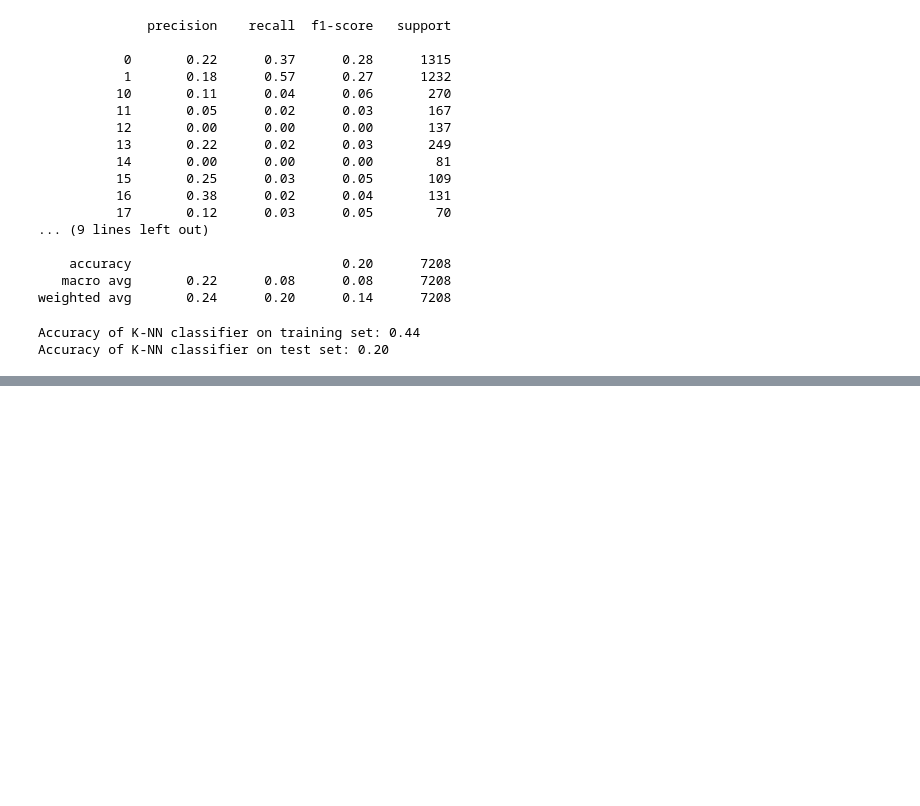
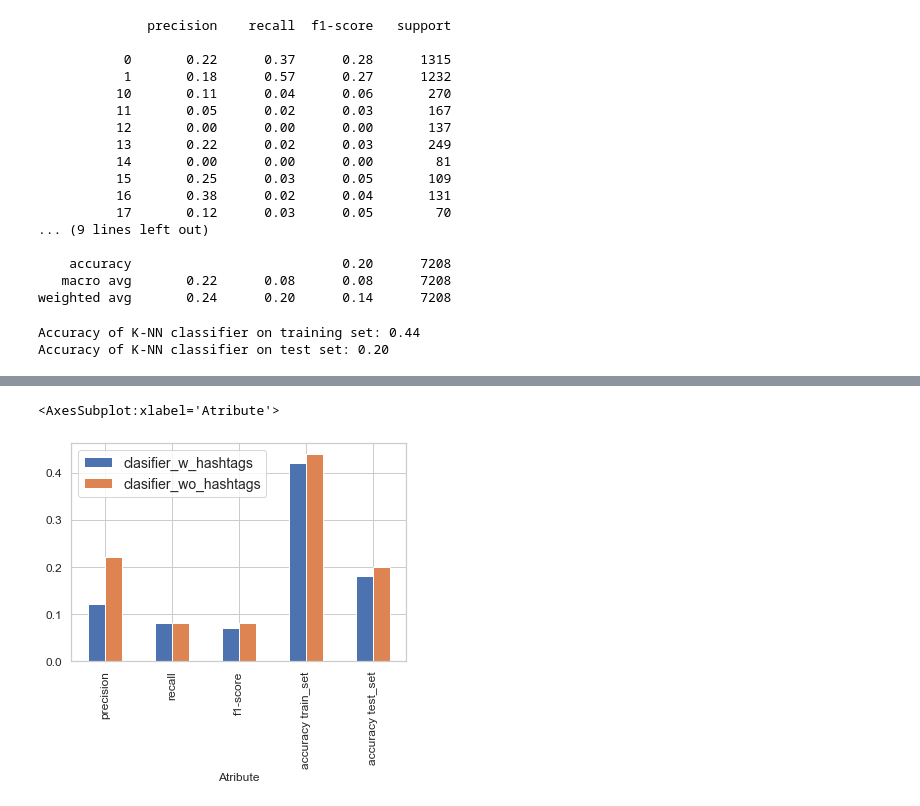
Before and after one commit to furrutiav/data-mining-2022, a Jupyter notebook: Hitos/H3/Pregunta 5.ipynb, the cells around one changed output, grey strips where cells are left out. Cells and saved outputs as stored; diff of their text form; code cells hidden in the pictures; blank space fills up the shorter version.

Commit message:
P5 con histograma listo

```diff
--- a/Hitos/H3/Pregunta 5.ipynb
+++ b/Hitos/H3/Pregunta 5.ipynb
@@ -375,0 +378,13 @@ Accuracy of K-NN classifier on test set: 0.20
+# %%
+%matplotlib inline
+import numpy as np
+import matplotlib.pyplot as plt
+import pandas
+#import seaborn
+#seaborn.set(style='ticks')
+
+df=pd.DataFrame()
+df['Atribute'] = ['precision', 'recall', 'f1-score', 'accuracy train_set', 'accuracy test_set']
+df['clasifier_w_hashtags'] = [0.12, 0.08, 0.07, 0.42, 0.18]
+df['clasifier_wo_hashtags'] = [0.22, 0.08, 0.08, 0.44, 0.20]
+df
@@ -375,0 +398,5 @@ Accuracy of K-NN classifier on test set: 0.20
+# %%
+df.plot.bar(x='Atribute')
+# %% [output]
+<AxesSubplot:xlabel='Atribute'>
+[figure, added]
```
Also changed, not shown: parts of 2 cells of this notebook.
